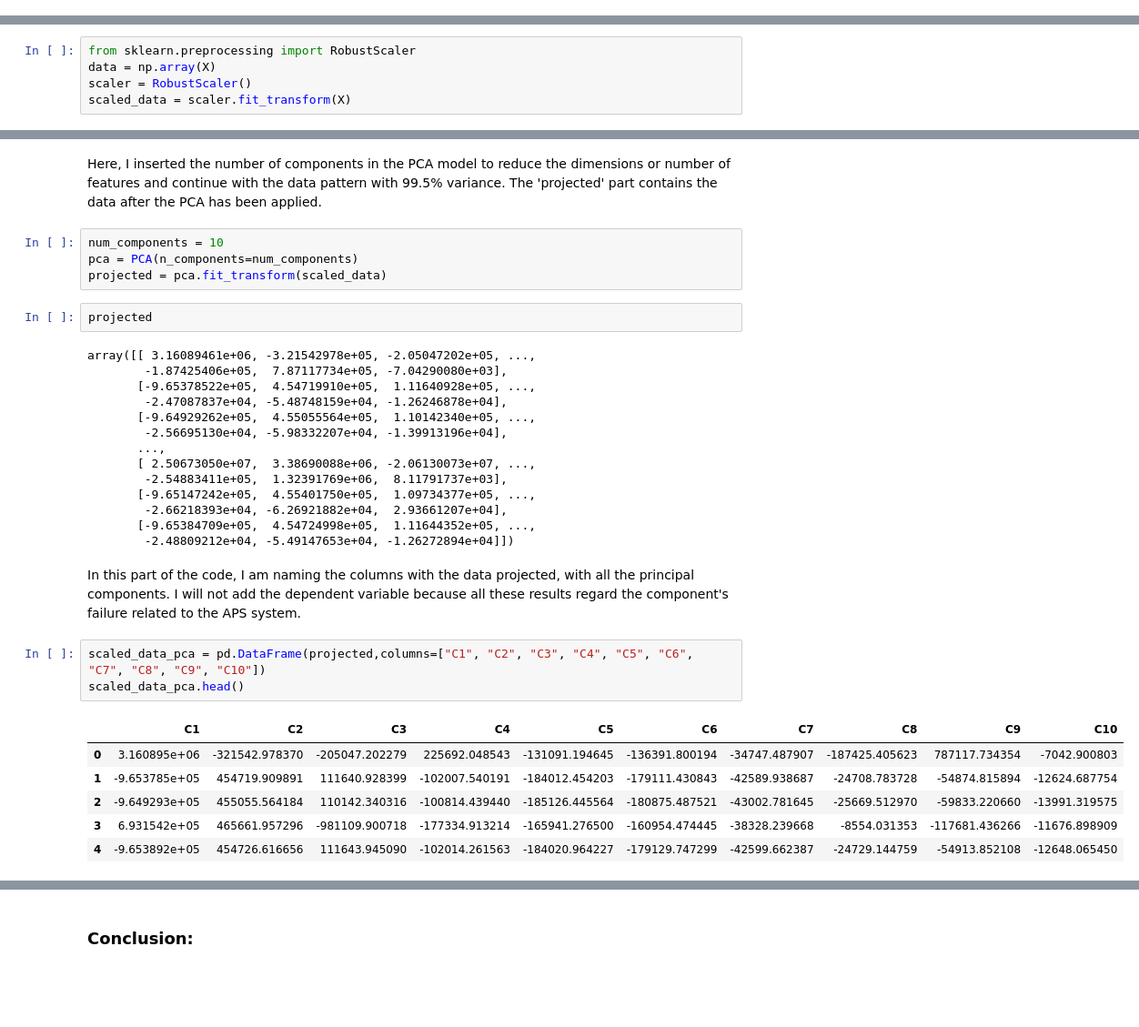
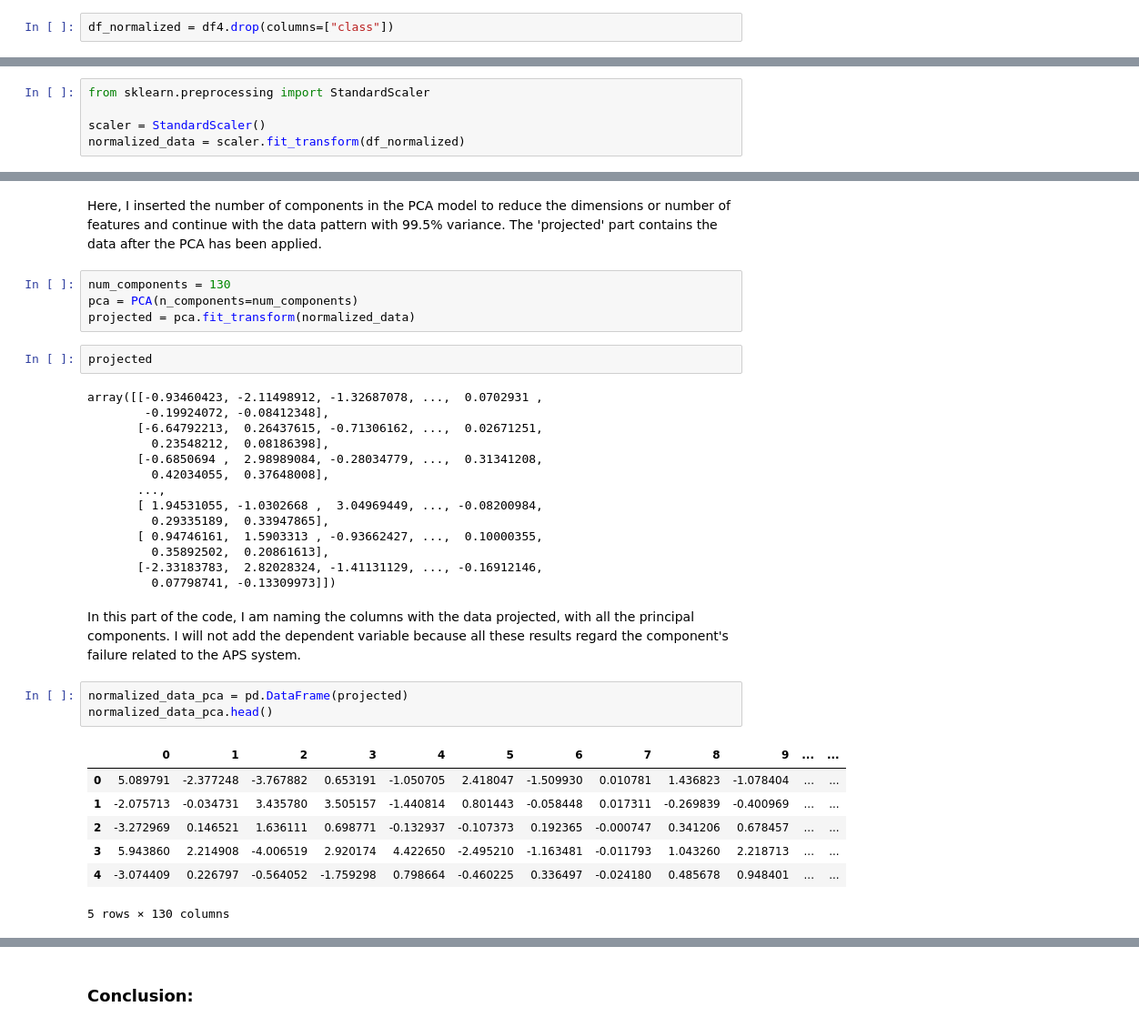
Before and after one commit to DanielaBarreto2023278/CA1_DataPrep_HDip, a Jupyter notebook: DanielaMarianoBarreto_DPrepHDip_CA1.ipynb, the cells around one changed output, grey strips where cells are left out. Shown: that part at 91% size. Saved outputs shown, nothing was run; the diff lists cells and outputs as text; blank space fills up the shorter version.

```diff
--- a/DanielaMarianoBarreto_DPrepHDip_CA1.ipynb
+++ b/DanielaMarianoBarreto_DPrepHDip_CA1.ipynb
@@ -674,0 +613,2 @@ Before starting this procedure, I need to drop the 'class' column because the Ro
+# %%
+df_normalized = df4.drop(columns=["class"])
@@ -675,6 +619,6 @@ Before starting this procedure, I need to drop the 'class' column because the Ro
 # %%
-from sklearn.preprocessing import RobustScaler
-data = np.array(X)
-scaler = RobustScaler()
-scaled_data = scaler.fit_transform(X)
+from sklearn.preprocessing import StandardScaler
+
+scaler = StandardScaler()
+normalized_data = scaler.fit_transform(df_normalized)
 # %%
@@ -729,35 +688,36 @@ Text(0, 0.5, 'cumulated explained variance')
 Here, I inserted the number of components in the PCA model to reduce the dimensions or number of features and continue with the data pattern with 99.5% variance.
 The 'projected' part contains the data after the PCA has been applied.
 # %%
-num_components = 10
+num_components = 130
 pca = PCA(n_components=num_components)
-projected = pca.fit_transform(scaled_data)
+projected = pca.fit_transform(normalized_data)
 # %%
 projected
 # %% [output]
-array([[ 3.16089461e+06, -3.21542978e+05, -2.05047202e+05, ...,
-        -1.87425406e+05,  7.87117734e+05, -7.04290080e+03],
-       [-9.65378522e+05,  4.54719910e+05,  1.11640928e+05, ...,
-        -2.47087837e+04, -5.48748159e+04, -1.26246878e+04],
-       [-9.64929262e+05,  4.55055564e+05,  1.10142340e+05, ...,
-        -2.56695130e+04, -5.98332207e+04, -1.39913196e+04],
+array([[-0.93460423, -2.11498912, -1.32687078, ...,  0.0702931 ,
+        -0.19924072, -0.08412348],
+       [-6.64792213,  0.26437615, -0.71306162, ...,  0.02671251,
+         0.23548212,  0.08186398],
+       [-0.6850694 ,  2.98989084, -0.28034779, ...,  0.31341208,
+         0.42034055,  0.37648008],
        ...,
-       [ 2.50673050e+07,  3.38690088e+06, -2.06130073e+07, ...,
-        -2.54883411e+05,  1.32391769e+06,  8.11791737e+03],
-       [-9.65147242e+05,  4.55401750e+05,  1.09734377e+05, ...,
-        -2.66218393e+04, -6.26921882e+04,  2.93661207e+04],
-       [-9.65384709e+05,  4.54724998e+05,  1.11644352e+05, ...,
-        -2.48809212e+04, -5.49147653e+04, -1.26272894e+04]])
+       [ 1.94531055, -1.0302668 ,  3.04969449, ..., -0.08200984,
+         0.29335189,  0.33947865],
+       [ 0.94746161,  1.5903313 , -0.93662427, ...,  0.10000355,
+         0.35892502,  0.20861613],
+       [-2.33183783,  2.82028324, -1.41131129, ..., -0.16912146,
+         0.07798741, -0.13309973]])
 # %% [markdown]
 In this part of the code, I am naming the columns with the data projected, with all the principal components. I will not add the dependent variable because all these results regard the component's failure related to the APS system.
 # %%
-scaled_data_pca = pd.DataFrame(projected,columns=["C1", "C2", "C3", "C4", "C5", "C6", "C7", "C8", "C9", "C10"])
-scaled_data_pca.head()
+normalized_data_pca = pd.DataFrame(projected)
+normalized_data_pca.head()
 # %% [output]
-|  | C1 | C2 | C3 | C4 | C5 | C6 | C7 | C8 | C9 | C10 |
-| 0 | 3.160895e+06 | -321542.978370 | -205047.202279 | 225692.048543 | -131091.194645 | -136391.800194 | -34747.487907 | -187425.405623 | 787117.734354 | -7042.900803 |
-| 1 | -9.653785e+05 | 454719.909891 | 111640.928399 | -102007.540191 | -184012.454203 | -179111.430843 | -42589.938687 | -24708.783728 | -54874.815894 | -12624.687754 |
-| 2 | -9.649293e+05 | 455055.564184 | 110142.340316 | -100814.439440 | -185126.445564 | -180875.487521 | -43002.781645 | -25669.512970 | -59833.220660 | -13991.319575 |
-| 3 | 6.931542e+05 | 465661.957296 | -981109.900718 | -177334.913214 | -165941.276500 | -160954.474445 | -38328.239668 | -8554.031353 | -117681.436266 | -11676.898909 |
-| 4 | -9.653892e+05 | 454726.616656 | 111643.945090 | -102014.261563 | -184020.964227 | -179129.747299 | -42599.662387 | -24729.144759 | -54913.852108 | -12648.065450 |
+|  | 0 | 1 | 2 | 3 | 4 | 5 | 6 | 7 | 8 | 9 | ... | ... |
+| 0 | 5.089791 | -2.377248 | -3.767882 | 0.653191 | -1.050705 | 2.418047 | -1.509930 | 0.010781 | 1.436823 | -1.078404 | ... | ... |
+| 1 | -2.075713 | -0.034731 | 3.435780 | 3.505157 | -1.440814 | 0.801443 | -0.058448 | 0.017311 | -0.269839 | -0.400969 | ... | ... |
+| 2 | -3.272969 | 0.146521 | 1.636111 | 0.698771 | -0.132937 | -0.107373 | 0.192365 | -0.000747 | 0.341206 | 0.678457 | ... | ... |
+| 3 | 5.943860 | 2.214908 | -4.006519 | 2.920174 | 4.422650 | -2.495210 | -1.163481 | -0.011793 | 1.043260 | 2.218713 | ... | ... |
+| 4 | -3.074409 | 0.226797 | -0.564052 | -1.759298 | 0.798664 | -0.460225 | 0.336497 | -0.024180 | 0.485678 | 0.948401 | ... | ... |
+5 rows × 130 columns
 # %%
```
Also changed, not shown: parts of 85 cells of this notebook.
